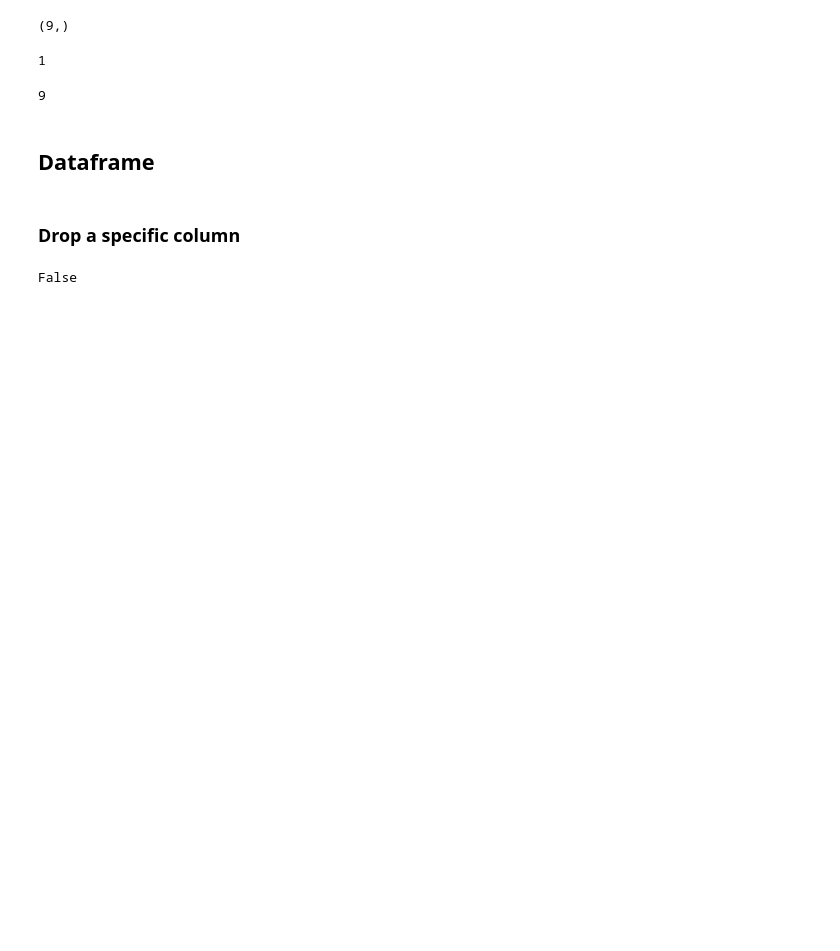
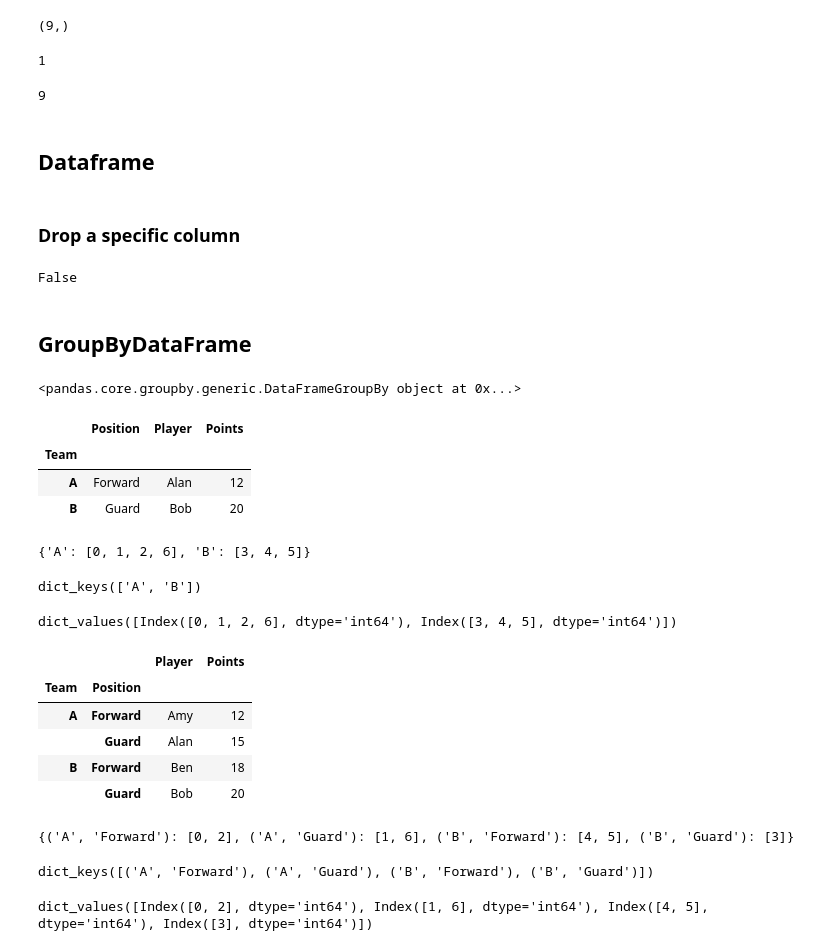
Before and after one commit to fateme-alk/learning, a Jupyter notebook: IBM_data_analysis/module1/IBM_data_analysis.ipynb, the cells around one changed output. Drawn from its saved outputs; the diff is of its cells as text; code cells hidden in the pictures; blank space fills up the shorter version.

```diff
--- a/IBM_data_analysis/module1/IBM_data_analysis.ipynb
+++ b/IBM_data_analysis/module1/IBM_data_analysis.ipynb
@@ -929,3 +929,58 @@ df1.drop('price', axis=1, inplace=True)
 'price' in df1
 # %% [output]
 False
+# %% [markdown]
+## GroupByDataFrame
+# %%
+data = {
+    'Team': ['A', 'A', 'A', 'B', 'B', 'B', 'A'],
+    'Position': ['Forward', 'Guard', 'Forward', 'Guard', 'Forward', 'Forward', 'Guard'],
+    'Player': [np.nan, 'Alan', 'Amy', 'Bob', 'Ben', 'Brian', 'Abby'],
+    'Points': [12, 15, 10, 20, 18, 14, 17]
+}
+# %%
+df = pd.DataFrame(data)
+# %%
+df.groupby('Team')
+# %% [output]
+<pandas.core.groupby.generic.DataFrameGroupBy object at 0x...>
+# %%
+df.groupby('Team').first()
+# %% [output]
+|  | Position | Player | Points |
+| Team |  |  |  |
+| A | Forward | Alan | 12 |
+| B | Guard | Bob | 20 |
+# %%
+df.groupby('Team').groups
+# %% [output]
+{'A': [0, 1, 2, 6], 'B': [3, 4, 5]}
+# %%
+df.groupby('Team').groups.keys()
+# %% [output]
+dict_keys(['A', 'B'])
+# %%
+df.groupby('Team').groups.values()
+# %% [output]
+dict_values([Index([0, 1, 2, 6], dtype='int64'), Index([3, 4, 5], dtype='int64')])
+# %%
+df.groupby(['Team', 'Position']).first()
+# %% [output]
+|  |  | Player | Points |
+| Team | Position |  |  |
+| A | Forward | Amy | 12 |
+|  | Guard | Alan | 15 |
+| B | Forward | Ben | 18 |
+|  | Guard | Bob | 20 |
+# %%
+df.groupby(['Team', 'Position']).groups
+# %% [output]
+{('A', 'Forward'): [0, 2], ('A', 'Guard'): [1, 6], ('B', 'Forward'): [4, 5], ('B', 'Guard'): [3]}
+# %%
+df.groupby(['Team', 'Position']).groups.keys()
+# %% [output]
+dict_keys([('A', 'Forward'), ('A', 'Guard'), ('B', 'Forward'), ('B', 'Guard')])
+# %%
+df.groupby(['Team', 'Position']).groups.values()
+# %% [output]
+dict_values([Index([0, 2], dtype='int64'), Index([1, 6], dtype='int64'), Index([4, 5], dtype='int64'), Index([3], dtype='int64')])
```
